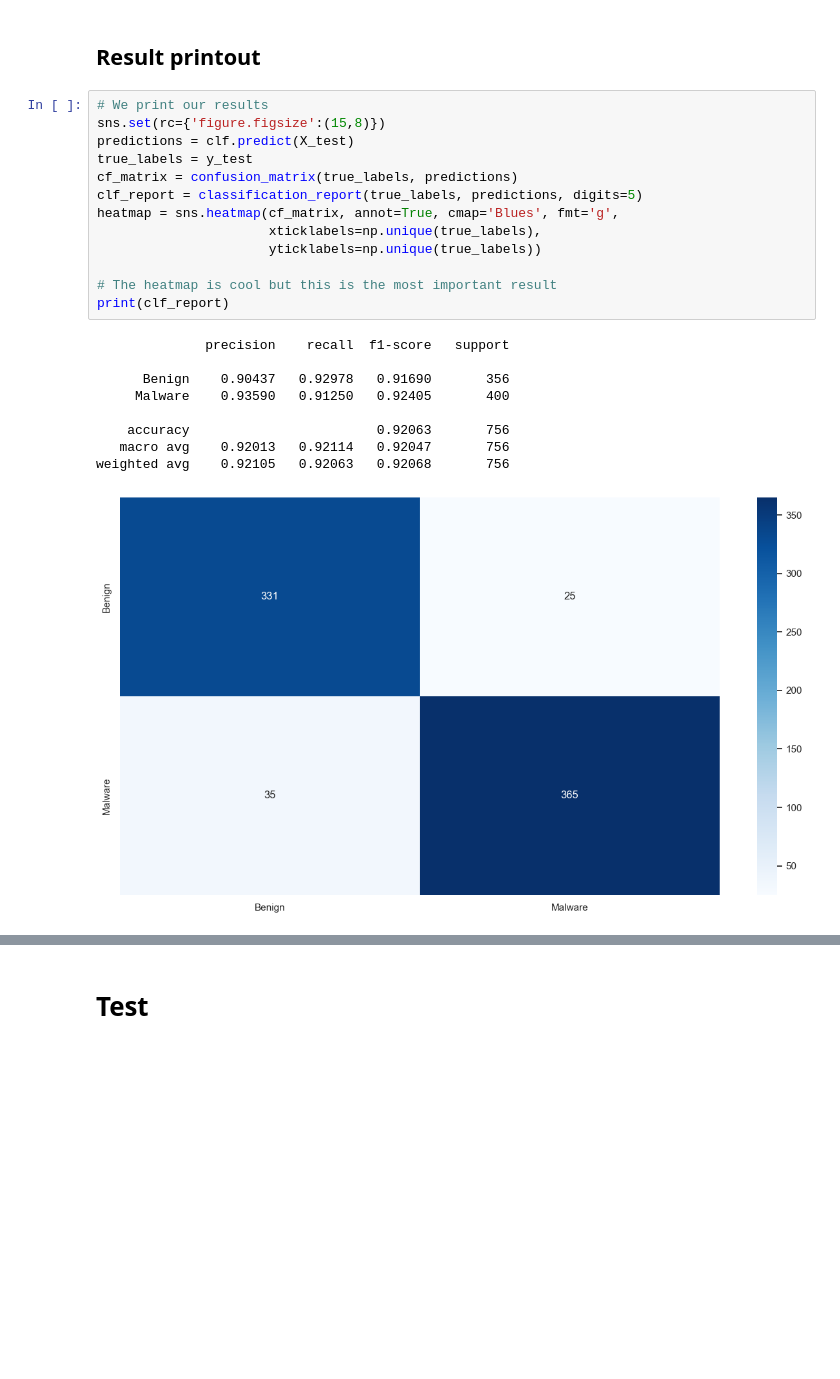
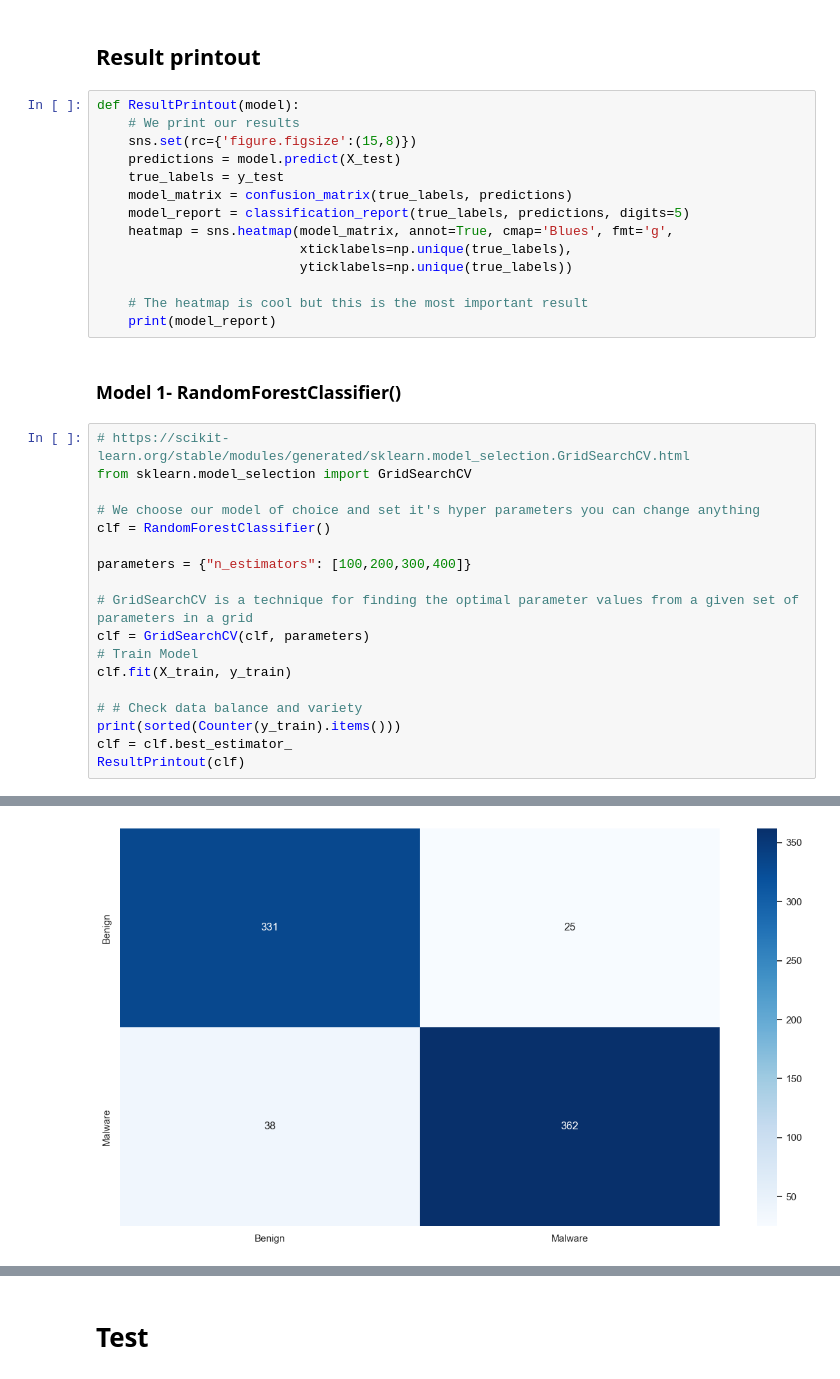
Before and after one commit to RazElbaz/API_security_challenge, a Jupyter notebook: model_dataset_1_label.ipynb, the cells around one changed output, grey strips where cells are left out. Drawn from its saved outputs; the diff is of its cells as text; blank space fills up the shorter version.

```diff
--- a/model_dataset_1_label.ipynb
+++ b/model_dataset_1_label.ipynb
@@ -259,25 +240,37 @@ clf = clf.best_estimator_
 # %% [markdown]
 ## Result printout
 # %%
-# We print our results
-sns.set(rc={'figure.figsize':(15,8)})
-predictions = clf.predict(X_test)
-true_labels = y_test
-cf_matrix = confusion_matrix(true_labels, predictions)
-clf_report = classification_report(true_labels, predictions, digits=5)
-heatmap = sns.heatmap(cf_matrix, annot=True, cmap='Blues', fmt='g',
-                      xticklabels=np.unique(true_labels),
-                      yticklabels=np.unique(true_labels))
+def ResultPrintout(model):
+    # We print our results
+    sns.set(rc={'figure.figsize':(15,8)})
+    predictions = model.predict(X_test)
+    true_labels = y_test
+    model_matrix = confusion_matrix(true_labels, predictions)
+    model_report = classification_report(true_labels, predictions, digits=5)
+    heatmap = sns.heatmap(model_matrix, annot=True, cmap='Blues', fmt='g',
+                          xticklabels=np.unique(true_labels),
+                          yticklabels=np.unique(true_labels))
 
-# The heatmap is cool but this is the most important result
-print(clf_report)
+    # The heatmap is cool but this is the most important result
+    print(model_report)
-# %% [output]
-              precision    recall  f1-score   support
-
-      Benign    0.90437   0.92978   0.91690       356
-     Malware    0.93590   0.91250   0.92405       400
-
-    accuracy                        0.92063       756
-   macro avg    0.92013   0.92114   0.92047       756
-weighted avg    0.92105   0.92063   0.92068       756
-[figure, removed]
+# %% [markdown]
+### Model 1- RandomForestClassifier()
+# %%
+# https://scikit-learn.org/stable/modules/generated/sklearn.model_selection.GridSearchCV.html
+from sklearn.model_selection import GridSearchCV
+
+# We choose our model of choice and set it's hyper parameters you can change anything
+clf = RandomForestClassifier()
+
+parameters = {"n_estimators": [100,200,300,400]}
+
+# GridSearchCV is a technique for finding the optimal parameter values from a given set of parameters in a grid
+clf = GridSearchCV(clf, parameters)
+# Train Model
+clf.fit(X_train, y_train)
+
+# # Check data balance and variety
+print(sorted(Counter(y_train).items()))
+clf = clf.best_estimator_
+ResultPrintout(clf)
+# %% [output]
@@ -283,0 +286 @@ weighted avg    0.92105   0.92063   0.92068       756
+[figure, added]
```
Also changed, not shown: parts of 8 cells of this notebook, 1 other file.
